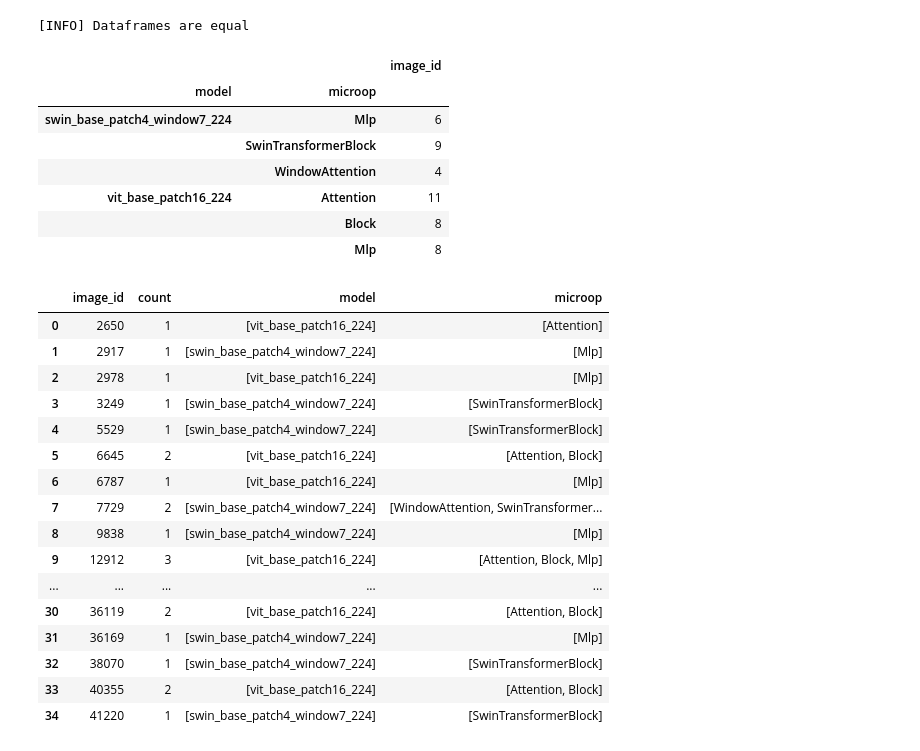
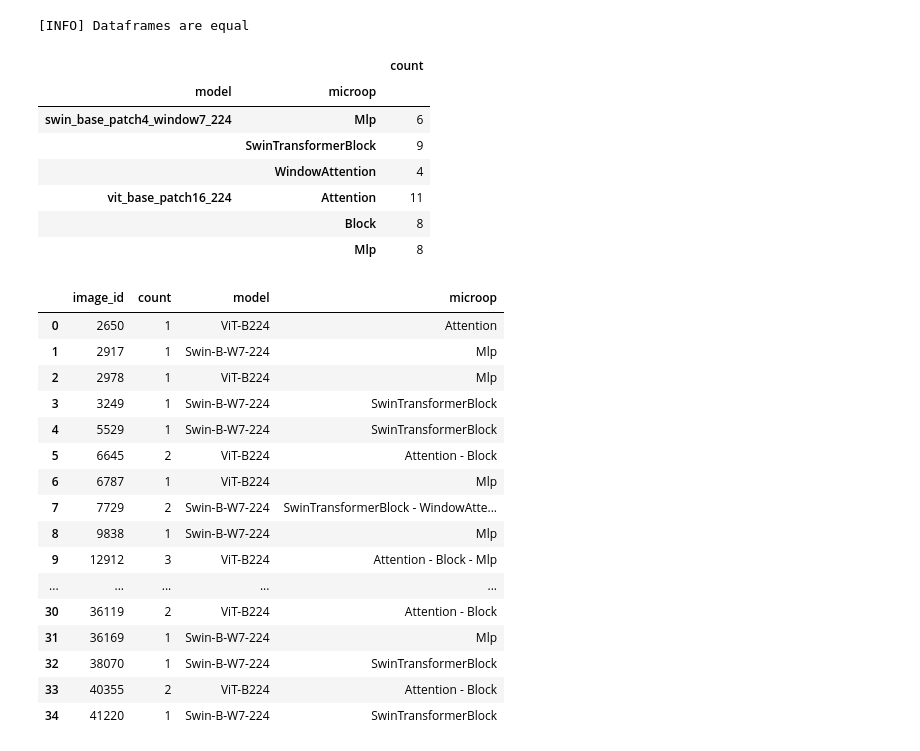
Before and after one commit to lucasrqt/ViT-FI, a Jupyter notebook: quick_analysis.ipynb, the cells around one changed output. Cells and saved outputs as stored; diff of their text form; code cells hidden in the pictures.

```diff
--- a/quick_analysis.ipynb
+++ b/quick_analysis.ipynb
@@ -278,9 +321,11 @@ crit_faults.to_csv("data/fi_critical_images.csv", index=False)
 test = crit_faults.groupby(["model", "microop"]).agg({
     "image_id": "count",
 })
+test = test.rename(columns={"image_id": "count"})
+test.to_excel("data/crit_count_per_model_microop.xlsx")
 test
 # %% [output]
-|  |  | image_id |
+|  |  | count |
 | model | microop |  |
 | swin_base_patch4_window7_224 | Mlp | 6 |
 |  | SwinTransformerBlock | 9 |
@@ -289,32 +334,42 @@ test
 |  | Block | 8 |
 |  | Mlp | 8 |
 # %%
+model_names = {
+    "vit_base_patch16_224": "ViT-B224",
+    "swin_base_patch4_window7_224": "Swin-B-W7-224"
+}
+
 def concat(x):
-    return ", ".join(x)
+    return " - ".join(sorted(set(x)))
+
+def get_name(x):
+    return model_names[x]
 
 test_unique = crit_faults.groupby(["image_id"]).agg({
     "image_id": "count",
-    "model": "unique",
-    "microop": "unique",
+    "model": concat,
+    "microop": concat,
 })
 test_unique = test_unique.rename(columns={"image_id": "count"}).reset_index()
+test_unique["model"] = test_unique["model"].apply(get_name)
 test_unique.to_csv("data/fi_critical_images_unique.csv", index=False)
-test_unique
+test_unique.to_excel("data/fi_critical_images_unique.xlsx", index=False)
+# test_unique
 # %% [output]
 |  | image_id | count | model | microop |
-| 0 | 2650 | 1 | [vit_base_patch16_224] | [Attention] |
-| 1 | 2917 | 1 | [swin_base_patch4_window7_224] | [Mlp] |
-| 2 | 2978 | 1 | [vit_base_patch16_224] | [Mlp] |
-| 3 | 3249 | 1 | [swin_base_patch4_window7_224] | [SwinTransformerBlock] |
-| 4 | 5529 | 1 | [swin_base_patch4_window7_224] | [SwinTransformerBlock] |
-| 5 | 6645 | 2 | [vit_base_patch16_224] | [Attention, Block] |
-| 6 | 6787 | 1 | [vit_base_patch16_224] | [Mlp] |
-| 7 | 7729 | 2 | [swin_base_patch4_window7_224] | [WindowAttention, SwinTransformer... |
-| 8 | 9838 | 1 | [swin_base_patch4_window7_224] | [Mlp] |
-| 9 | 12912 | 3 | [vit_base_patch16_224] | [Attention, Block, Mlp] |
+| 0 | 2650 | 1 | ViT-B224 | Attention |
+| 1 | 2917 | 1 | Swin-B-W7-224 | Mlp |
+| 2 | 2978 | 1 | ViT-B224 | Mlp |
+| 3 | 3249 | 1 | Swin-B-W7-224 | SwinTransformerBlock |
+| 4 | 5529 | 1 | Swin-B-W7-224 | SwinTransformerBlock |
+| 5 | 6645 | 2 | ViT-B224 | Attention - Block |
+| 6 | 6787 | 1 | ViT-B224 | Mlp |
+| 7 | 7729 | 2 | Swin-B-W7-224 | SwinTransformerBlock - WindowAtte... |
+| 8 | 9838 | 1 | Swin-B-W7-224 | Mlp |
+| 9 | 12912 | 3 | ViT-B224 | Attention - Block - Mlp |
 | ... | ... | ... | ... | ... |
-| 30 | 36119 | 2 | [vit_base_patch16_224] | [Attention, Block] |
-| 31 | 36169 | 1 | [swin_base_patch4_window7_224] | [Mlp] |
-| 32 | 38070 | 1 | [swin_base_patch4_window7_224] | [SwinTransformerBlock] |
-| 33 | 40355 | 2 | [vit_base_patch16_224] | [Attention, Block] |
-| 34 | 41220 | 1 | [swin_base_patch4_window7_224] | [SwinTransformerBlock] |
+| 30 | 36119 | 2 | ViT-B224 | Attention - Block |
+| 31 | 36169 | 1 | Swin-B-W7-224 | Mlp |
+| 32 | 38070 | 1 | Swin-B-W7-224 | SwinTransformerBlock |
+| 33 | 40355 | 2 | ViT-B224 | Attention - Block |
+| 34 | 41220 | 1 | Swin-B-W7-224 | SwinTransformerBlock |
```
Also changed, not shown: parts of 5 cells of this notebook, 4 other files.
